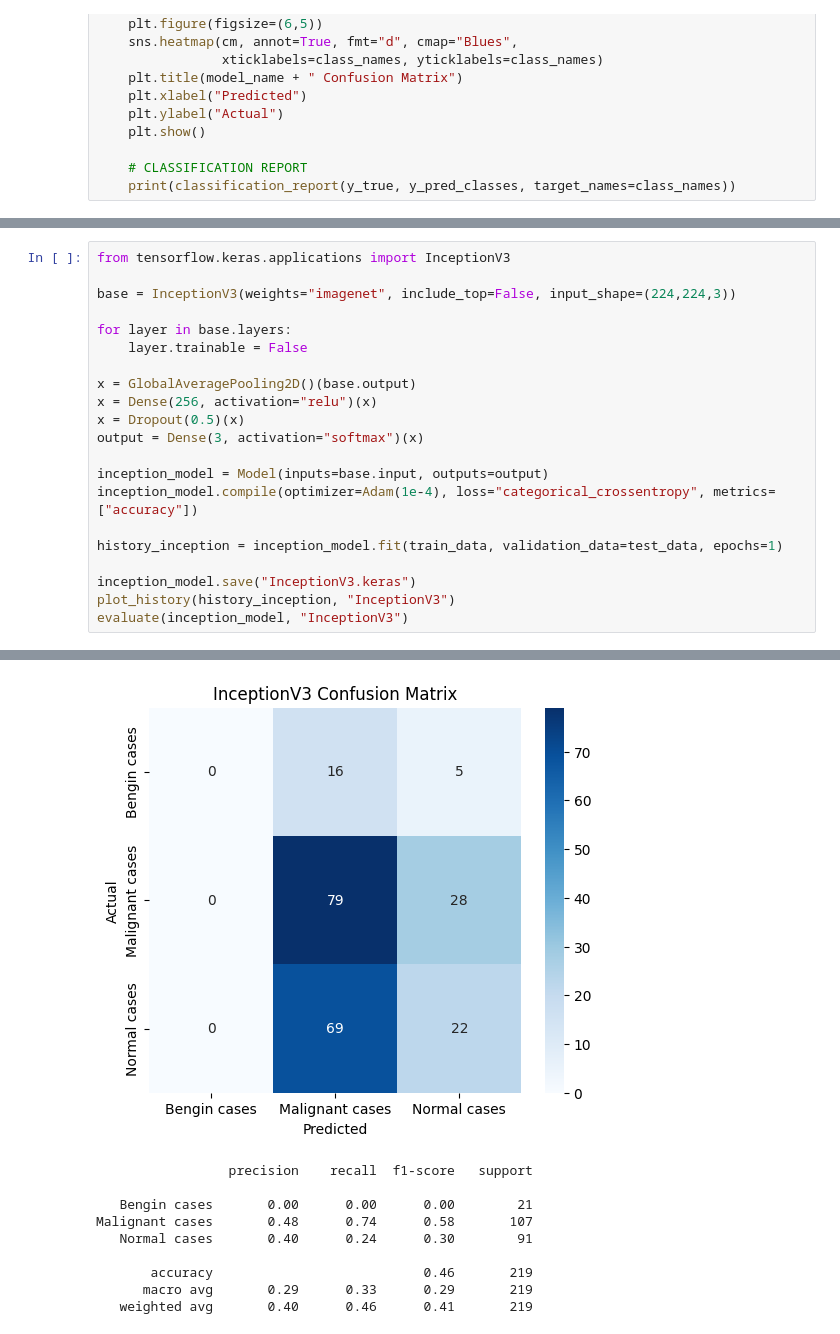
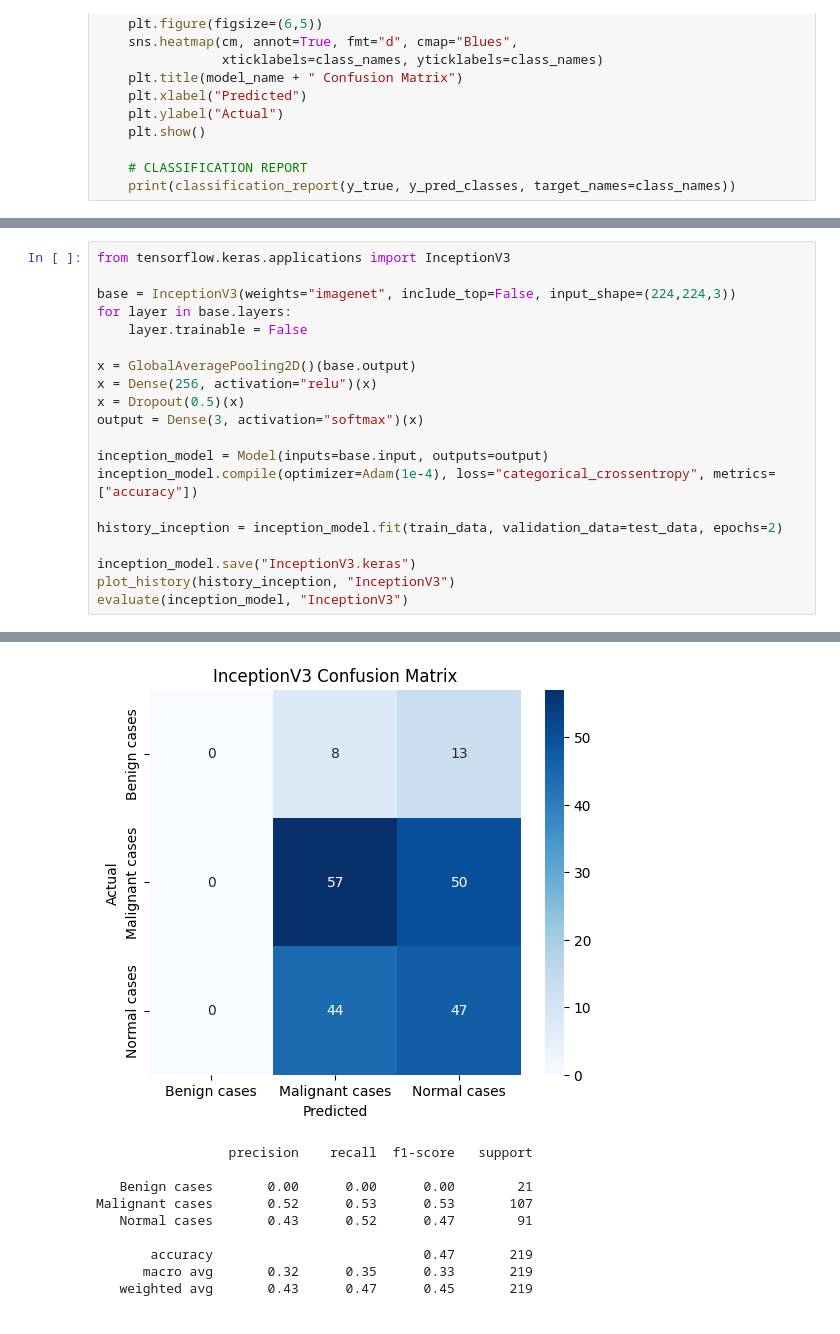
Before and after one commit to PranavChandam/Lung_Cancer_Detection, a Jupyter notebook: Lung.ipynb, the cells around one changed output, grey strips where cells are left out. Saved outputs shown, nothing was run; the diff lists cells and outputs as text.

```diff
--- a/Lung.ipynb
+++ b/Lung.ipynb
@@ -204,7 +203,6 @@ Malignant cases       0.57      0.56      0.57       107
 from tensorflow.keras.applications import InceptionV3
 
 base = InceptionV3(weights="imagenet", include_top=False, input_shape=(224,224,3))
-
 for layer in base.layers:
     layer.trainable = False
 
@@ -216,7 +214,7 @@ output = Dense(3, activation="softmax")(x)
 inception_model = Model(inputs=base.input, outputs=output)
 inception_model.compile(optimizer=Adam(1e-4), loss="categorical_crossentropy", metrics=["accuracy"])
 
-history_inception = inception_model.fit(train_data, validation_data=test_data, epochs=1)
+history_inception = inception_model.fit(train_data, validation_data=test_data, epochs=2)
 
 inception_model.save("InceptionV3.keras")
 plot_history(history_inception, "InceptionV3")
@@ -243,13 +242,13 @@ Downloading data from https://storage.googleapis.com/tensorflow/keras-applicatio
-[figure, old version]
+[figure, new version]
                  precision    recall  f1-score   support
 
-   Bengin cases       0.00      0.00      0.00        21
-Malignant cases       0.48      0.74      0.58       107
-   Normal cases       0.40      0.24      0.30        91
+   Benign cases       0.00      0.00      0.00        21
+Malignant cases       0.52      0.53      0.53       107
+   Normal cases       0.43      0.52      0.47        91
 
-       accuracy                           0.46       219
-      macro avg       0.29      0.33      0.29       219
-   weighted avg       0.40      0.46      0.41       219
+       accuracy                           0.47       219
+      macro avg       0.32      0.35      0.33       219
+   weighted avg       0.43      0.47      0.45       219
 # %%
 print("Model Training Complete!\n")
 print("Saved Models:\n")
```
Also changed, not shown: parts of 5 cells of this notebook, 16 other files.
